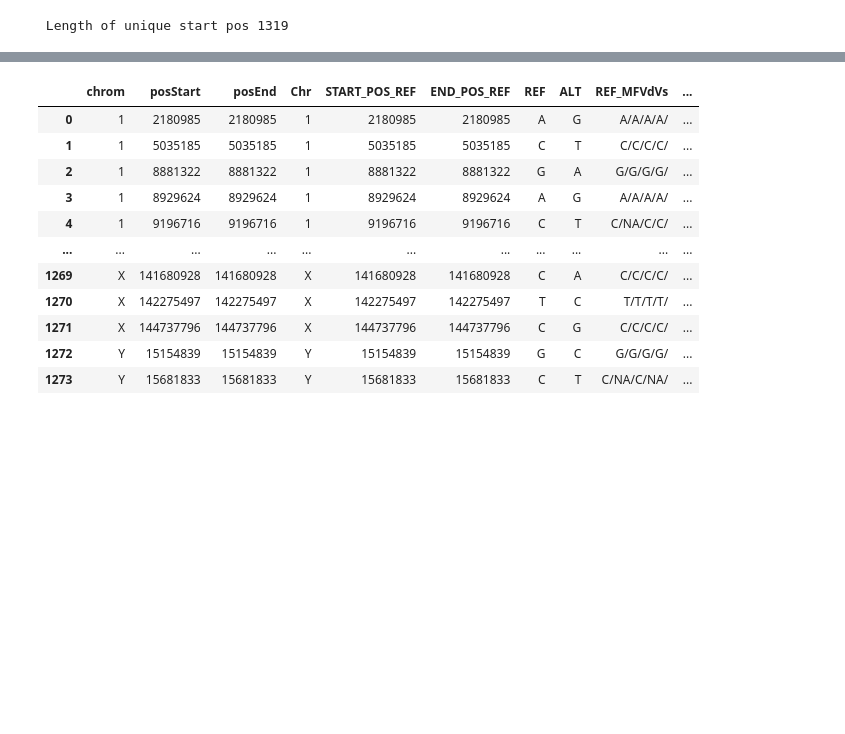
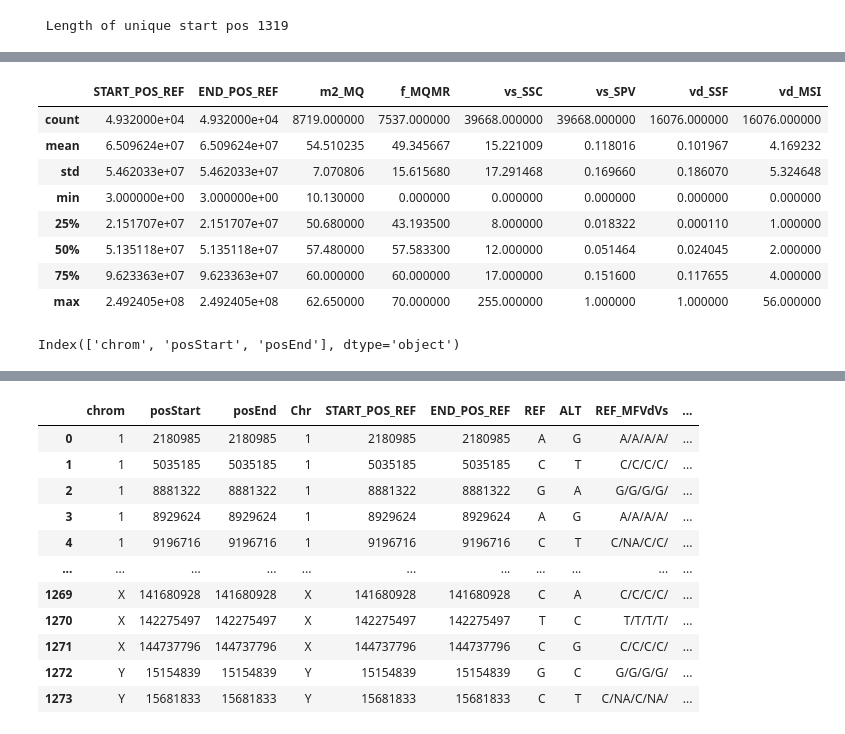
Before and after one commit to melloo21/cs4220_projects, a Jupyter notebook: processing.ipynb, the cells around one changed output, grey strips where cells are left out. Saved outputs shown, nothing was run; the diff lists cells and outputs as text; code cells hidden in the pictures; blank space fills up the shorter version.

Commit message:
added parsed real1 with 43 features

```diff
--- a/processing.ipynb
+++ b/processing.ipynb
@@ -61,0 +50,17 @@ real1_df = pd.read_csv("/Users/melloo21/Desktop/NUS Items/CS4220/data/original-r
+# %%
+# all vcf files
+display(real1_df.describe())
+# %% [output]
+|  | START_POS_REF | END_POS_REF | m2_MQ | f_MQMR | vs_SSC | vs_SPV | vd_SSF | vd_MSI |
+| count | 4.932000e+04 | 4.932000e+04 | 8719.000000 | 7537.000000 | 39668.000000 | 39668.000000 | 16076.000000 | 16076.000000 |
+| mean | 6.509624e+07 | 6.509624e+07 | 54.510235 | 49.345667 | 15.221009 | 0.118016 | 0.101967 | 4.169232 |
+| std | 5.462033e+07 | 5.462033e+07 | 7.070806 | 15.615680 | 17.291468 | 0.169660 | 0.186070 | 5.324648 |
+| min | 3.000000e+00 | 3.000000e+00 | 10.130000 | 0.000000 | 0.000000 | 0.000000 | 0.000000 | 0.000000 |
+| 25% | 2.151707e+07 | 2.151707e+07 | 50.680000 | 43.193500 | 8.000000 | 0.018322 | 0.000110 | 1.000000 |
+| 50% | 5.135118e+07 | 5.135118e+07 | 57.480000 | 57.583300 | 12.000000 | 0.051464 | 0.024045 | 2.000000 |
+| 75% | 9.623363e+07 | 9.623363e+07 | 60.000000 | 60.000000 | 17.000000 | 0.151600 | 0.117655 | 4.000000 |
+| max | 2.492405e+08 | 2.492405e+08 | 62.650000 | 70.000000 | 255.000000 | 1.000000 | 1.000000 | 56.000000 |
+# %%
+real1_truth_bed.columns
+# %% [output]
+Index(['chrom', 'posStart', 'posEnd'], dtype='object')
```
Also changed, not shown: parts of 8 cells of this notebook, 3 other files.
